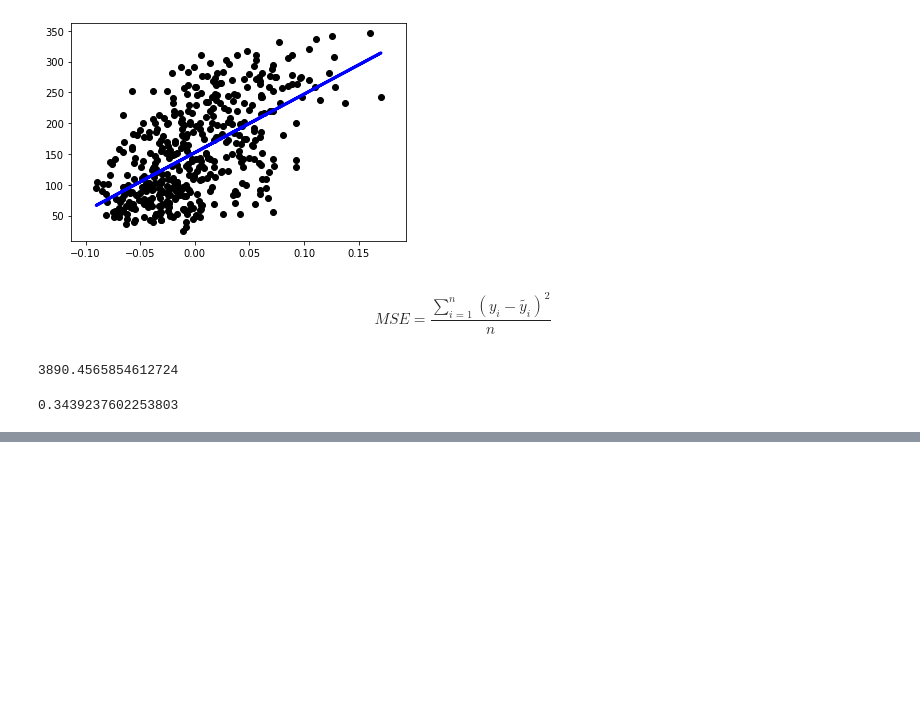
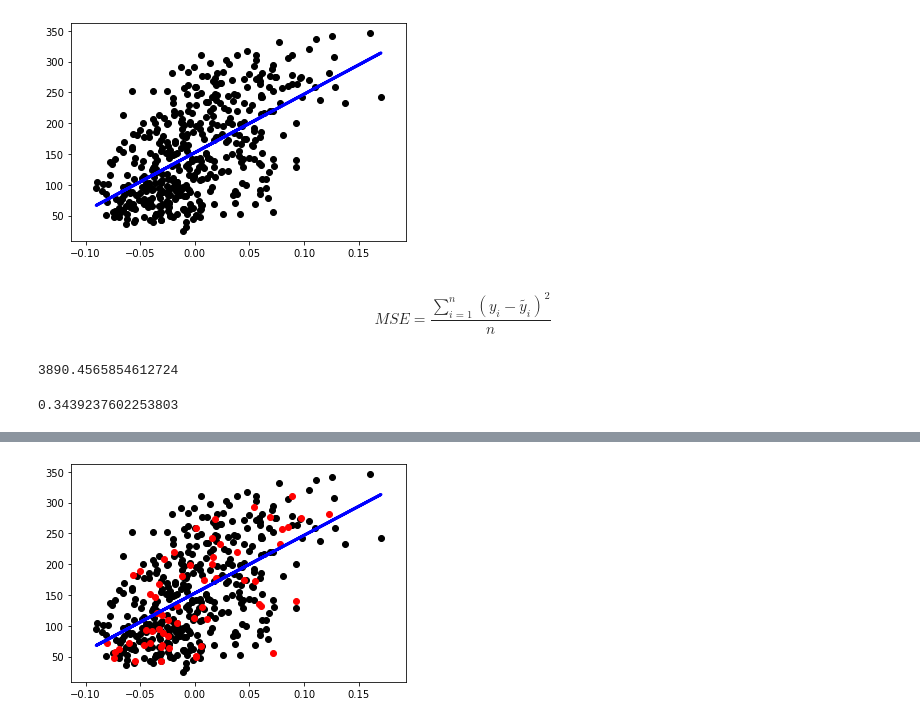
Before and after one commit to dtellogaete/jupyter-python, a Jupyter notebook: 15 Regresión Lineal.ipynb, the cells around one changed output, grey strips where cells are left out. Drawn from its saved outputs; the diff is of its cells as text; code cells hidden in the pictures; blank space fills up the shorter version.

```diff
--- a/Regresión Lineal.ipynb
+++ b/15 Regresión Lineal.ipynb
@@ -95,0 +146,7 @@ r2_score(y, mod.predict(x))
+# %%
+plt.scatter(x_train,y_train, color= 'black')
+plt.scatter(x_test, y_test, color = "red")
+plt.plot(x_train, mod.predict(x_train), color = 'blue', linewidth=3)
+plt.show()
+# %% [output]
+[figure, added]
```
Also changed, not shown: parts of 15 cells of this notebook.
